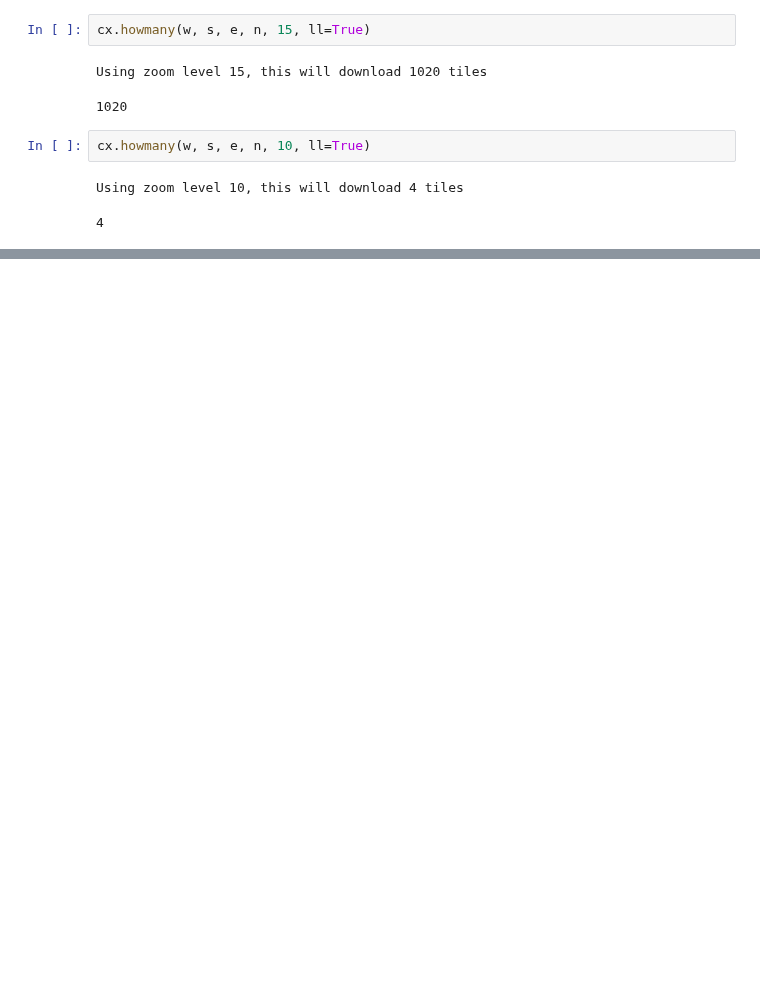
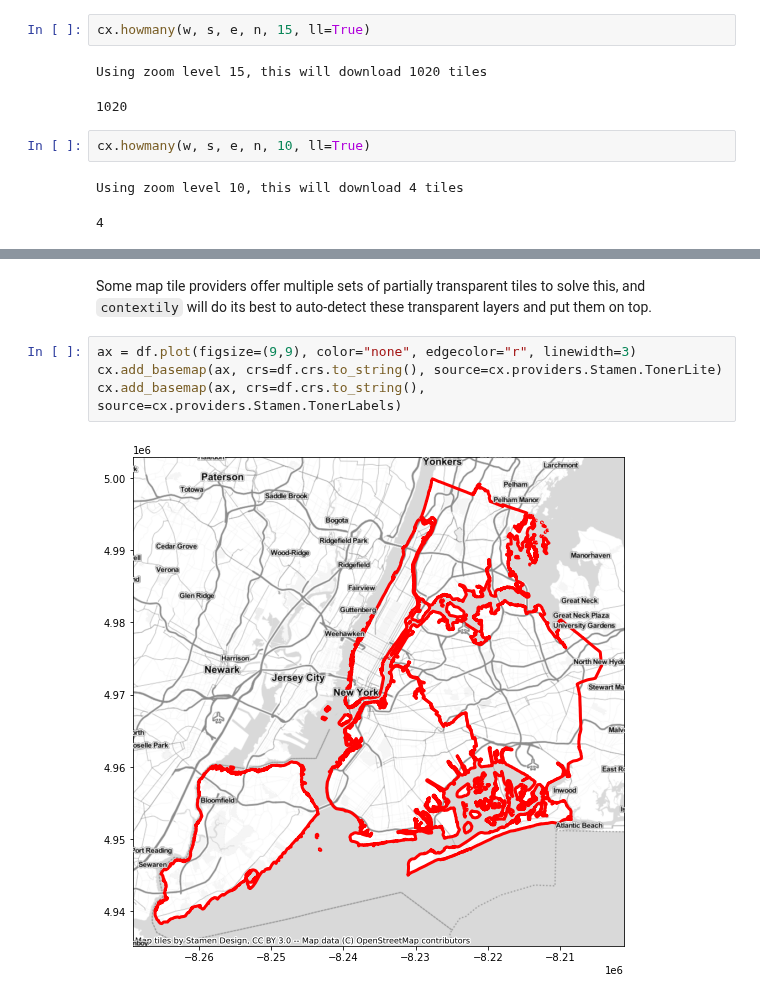
Before and after one commit to geopandas/contextily, a Jupyter notebook: notebooks/intro_guide.ipynb, the cells around one changed output, grey strips where cells are left out. Cells and saved outputs as stored; diff of their text form; blank space fills up the shorter version.

```diff
--- a/notebooks/intro_guide.ipynb
+++ b/notebooks/intro_guide.ipynb
@@ -214,0 +226,8 @@ Using zoom level 10, this will download 4 tiles
+# %% [markdown]
+Some map tile providers offer multiple sets of partially transparent tiles to solve this, and `contextily` will do its best to auto-detect these transparent layers and put them on top.
+# %%
+ax = df.plot(figsize=(9,9), color="none", edgecolor="r", linewidth=3)
+cx.add_basemap(ax, crs=df.crs.to_string(), source=cx.providers.Stamen.TonerLite)
+cx.add_basemap(ax, crs=df.crs.to_string(), source=cx.providers.Stamen.TonerLabels)
+# %% [output]
+[figure, added]
```
Also changed, not shown: parts of 8 cells of this notebook, 3 other files.
